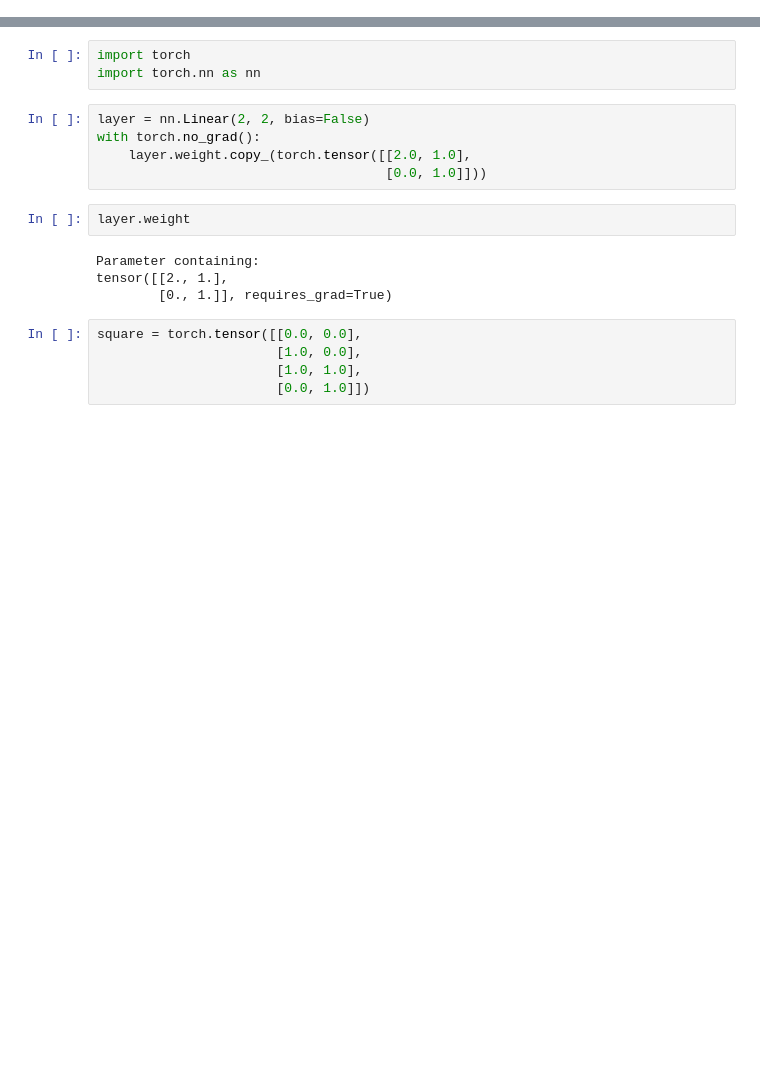
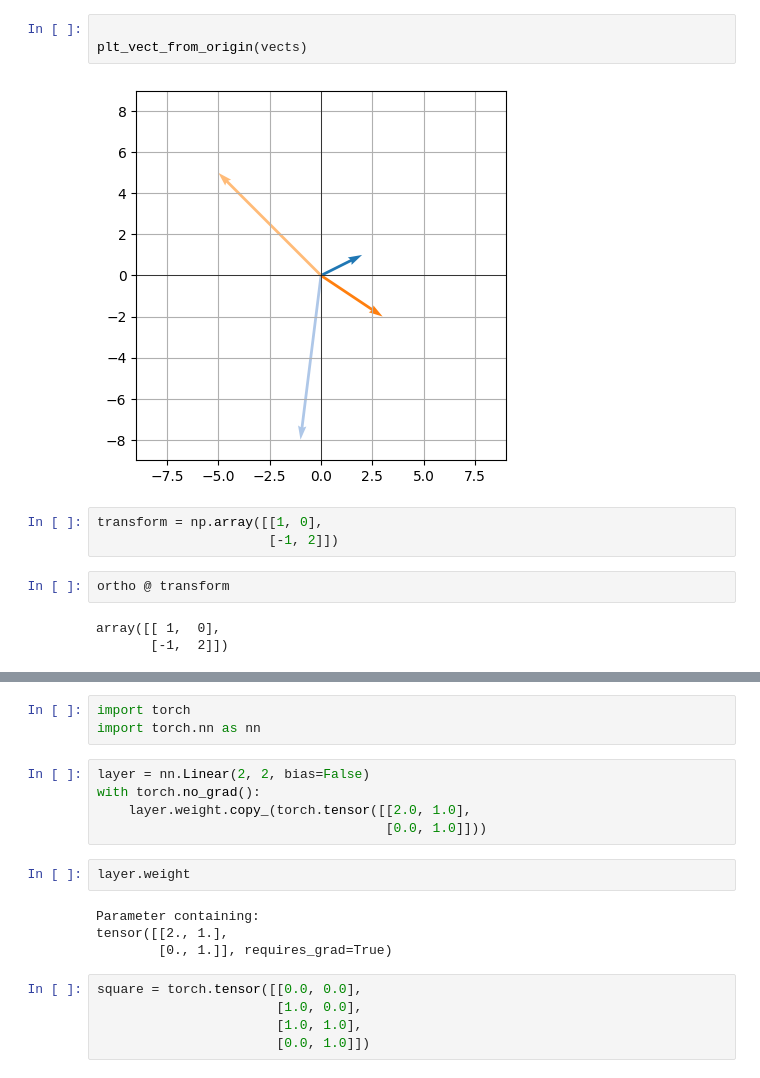
Before and after one commit to AntsTorim/Teadusseminarid, a Jupyter notebook: MaatriksVektor.ipynb, the cells around one changed output, grey strips where cells are left out. Cells and saved outputs as stored; diff of their text form; blank space fills up the shorter version.

```diff
--- a/MaatriksVektor.ipynb
+++ b/MaatriksVektor.ipynb
@@ -2,0 +27,13 @@
+# %%
+
+plt_vect_from_origin(vects)
+# %% [output]
+[figure, added]
+# %%
+transform = np.array([[1, 0],
+                      [-1, 2]])
+# %%
+ortho @ transform
+# %% [output]
+array([[ 1,  0],
+       [-1,  2]])
```
Also changed, not shown: parts of 9 cells of this notebook.
